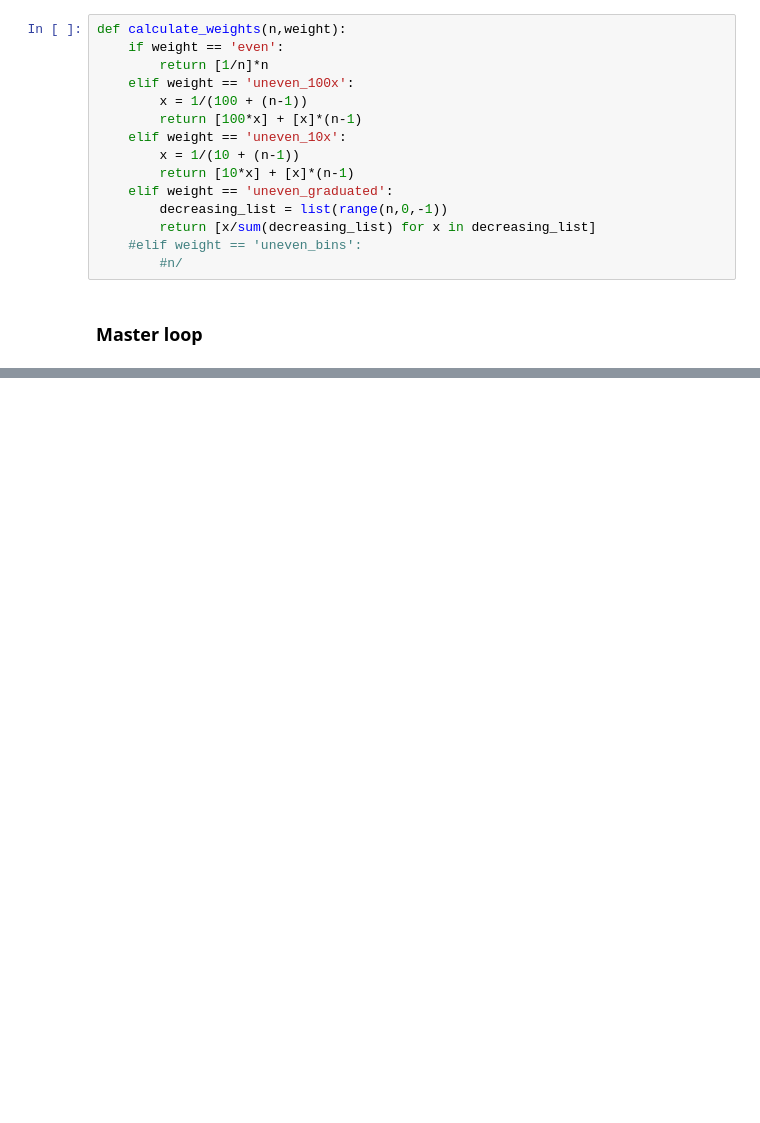
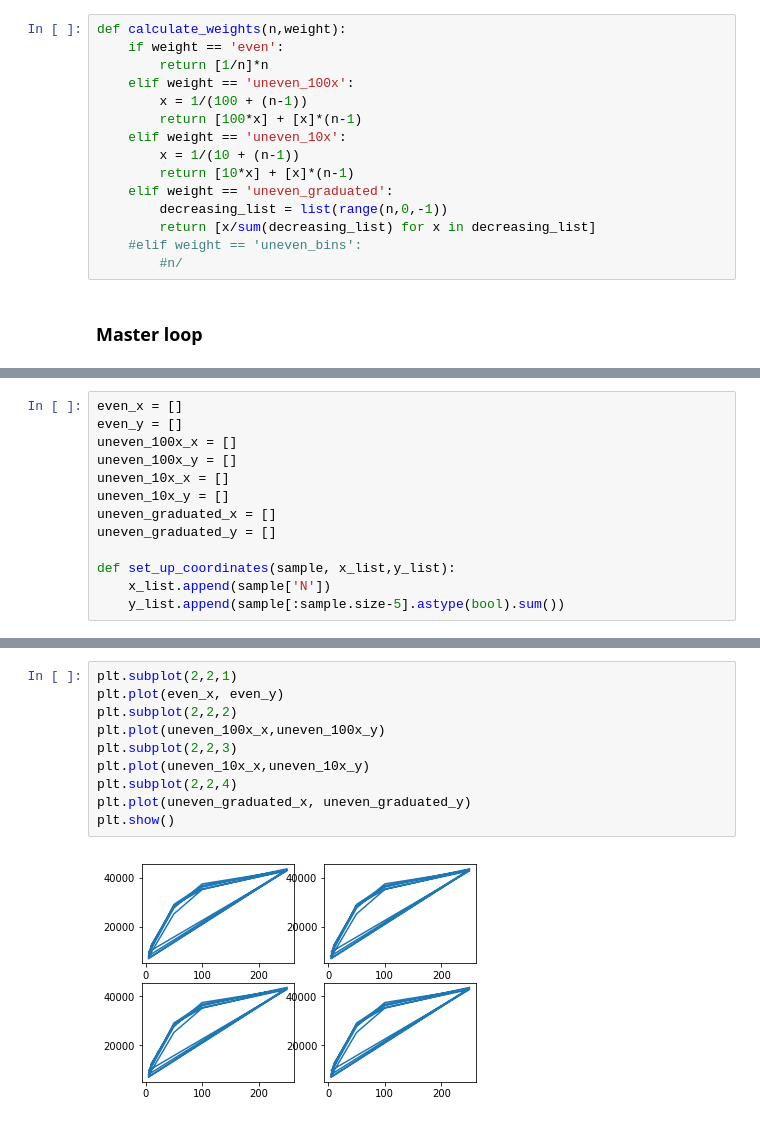
Before and after one commit to dianagong/Alm-rotation, a Jupyter notebook: uw_diffproportionsampling.ipynb, the cells around one changed output, grey strips where cells are left out. Drawn from its saved outputs; the diff is of its cells as text; blank space fills up the shorter version.

```diff
--- a/uw_diffproportionsampling.ipynb
+++ b/uw_diffproportionsampling.ipynb
@@ -161,0 +163,13 @@ final_matrix.to_csv('final_matrix.csv')
+# %%
+even_x = []
+even_y = []
+uneven_100x_x = []
+uneven_100x_y = []
+uneven_10x_x = []
+uneven_10x_y = []
+uneven_graduated_x = []
+uneven_graduated_y = []
+
+def set_up_coordinates(sample, x_list,y_list):
+    x_list.append(sample['N'])
+    y_list.append(sample[:sample.size-5].astype(bool).sum())
@@ -161,0 +192,12 @@ final_matrix.to_csv('final_matrix.csv')
+# %%
+plt.subplot(2,2,1)
+plt.plot(even_x, even_y)
+plt.subplot(2,2,2)
+plt.plot(uneven_100x_x,uneven_100x_y)
+plt.subplot(2,2,3)
+plt.plot(uneven_10x_x,uneven_10x_y)
+plt.subplot(2,2,4)
+plt.plot(uneven_graduated_x, uneven_graduated_y)
+plt.show()
+# %% [output]
+[figure, added]
```
Also changed, not shown: parts of 7 cells of this notebook.
